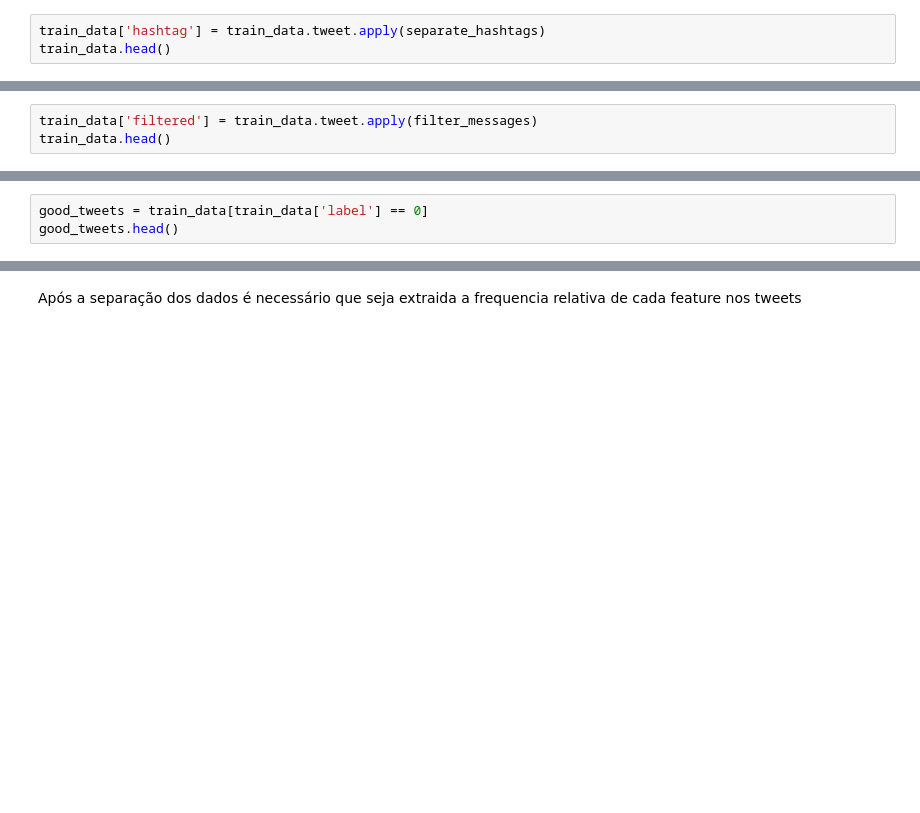
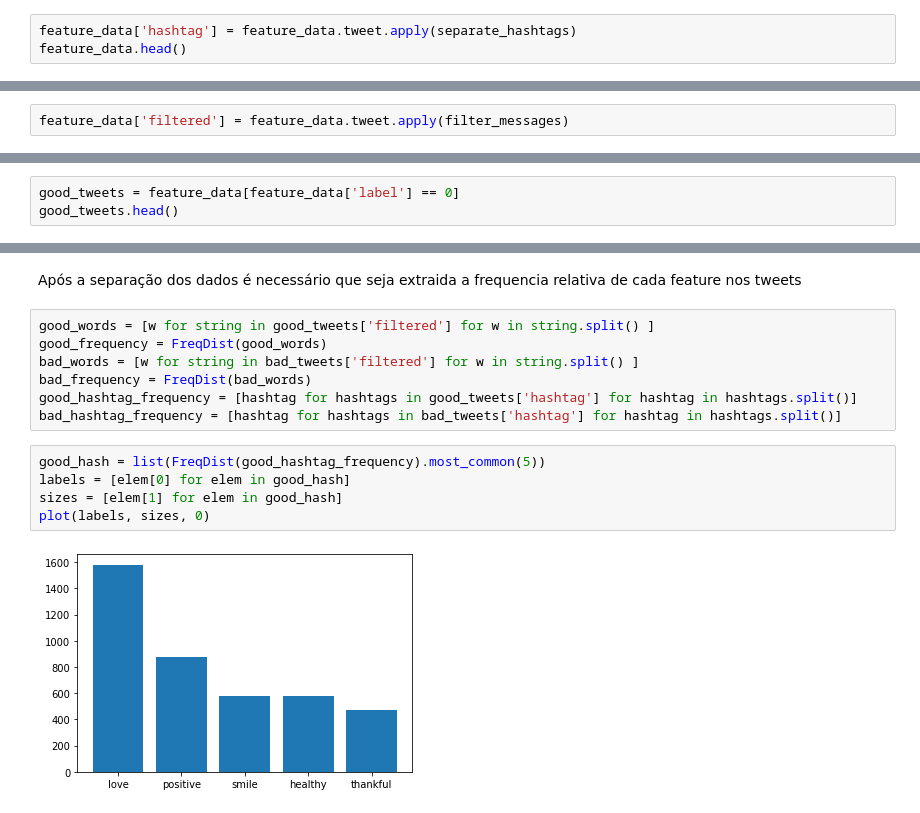
Before and after one commit to GabrielTiveron/HateSpeechClassifier, a Jupyter notebook: notebooks/HateSpeechClassifier.ipynb, the cells around one changed output, grey strips where cells are left out. Saved outputs shown, nothing was run; the diff lists cells and outputs as text; blank space fills up the shorter version.

```diff
--- a/notebooks/HateSpeechClassifier.ipynb
+++ b/notebooks/HateSpeechClassifier.ipynb
@@ -78,8 +79,8 @@ def separate_hashtags(message):
     string = "".join(string)
     return string
 # %%
-train_data['hashtag'] = train_data.tweet.apply(separate_hashtags)
-train_data.head()
+feature_data['hashtag'] = feature_data.tweet.apply(separate_hashtags)
+feature_data.head()
 # %% [output]
 |  | id | label | tweet | hashtag |
 | 0 | 1 | 0 | @user when a father is dysfunctio... | run |
@@ -96,5 +97,4 @@ def filter_messages(message):
     string = "".join(string)
     return string
 # %%
-train_data['filtered'] = train_data.tweet.apply(filter_messages)
-train_data.head()
+feature_data['filtered'] = feature_data.tweet.apply(filter_messages)
@@ -108,5 +101,5 @@ train_data.head()
 # %%
-good_tweets = train_data[train_data['label'] == 0]
+good_tweets = feature_data[feature_data['label'] == 0]
 good_tweets.head()
 # %% [output]
 |  | id | label | tweet | hashtag | filtered |
@@ -127,3 +120,17 @@ bad_tweets.head()
 | 34 | 35 | 1 | it's unbelievable that in the 21s... | neverump xenophobia | it s unbelievable that in the st ... |
 # %% [markdown]
 Após a separação dos dados é necessário que seja extraida a frequencia relativa de cada feature nos tweets
+# %%
+good_words = [w for string in good_tweets['filtered'] for w in string.split() ]
+good_frequency = FreqDist(good_words)
+bad_words = [w for string in bad_tweets['filtered'] for w in string.split() ]
+bad_frequency = FreqDist(bad_words)
+good_hashtag_frequency = [hashtag for hashtags in good_tweets['hashtag'] for hashtag in hashtags.split()]
+bad_hashtag_frequency = [hashtag for hashtags in bad_tweets['hashtag'] for hashtag in hashtags.split()]
+# %%
+good_hash = list(FreqDist(good_hashtag_frequency).most_common(5))
+labels = [elem[0] for elem in good_hash]
+sizes = [elem[1] for elem in good_hash]
+plot(labels, sizes, 0)
+# %% [output]
+[figure, added]
```
Also changed, not shown: parts of 18 cells of this notebook.
